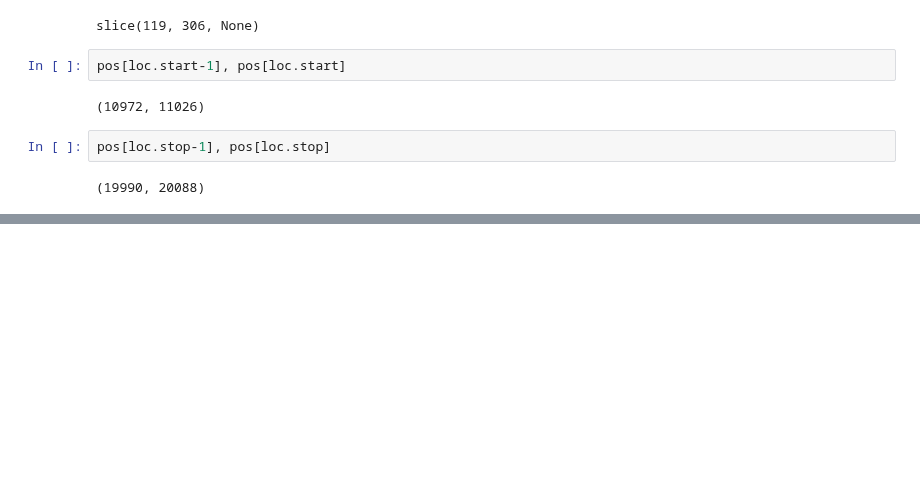
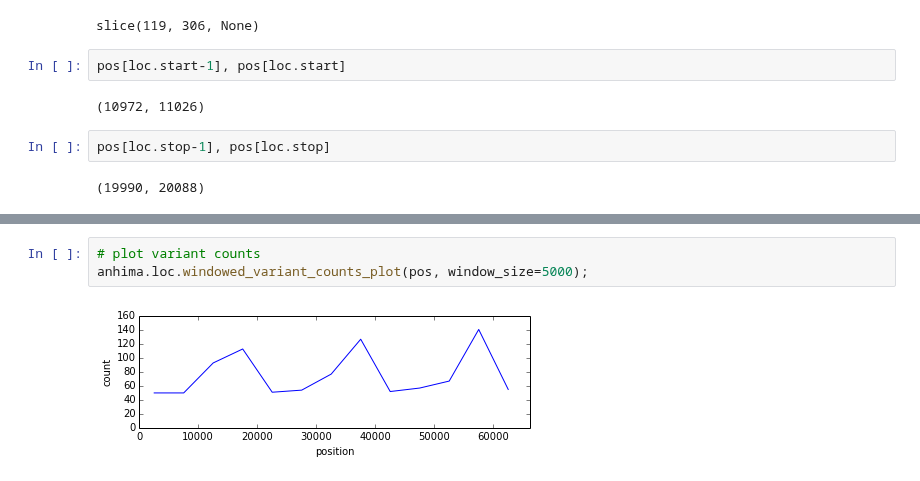
Before and after one commit to alimanfoo/anhima, a Jupyter notebook: examples/loc.ipynb, the cells around one changed output, grey strips where cells are left out. Cells and saved outputs as stored; diff of their text form; blank space fills up the shorter version.

```diff
--- a/examples/loc.ipynb
+++ b/examples/loc.ipynb
@@ -46,0 +54,5 @@ pos[loc.stop-1], pos[loc.stop]
+# %%
+# plot variant counts
+anhima.loc.windowed_variant_counts_plot(pos, window_size=5000);
+# %% [output]
+[figure, added]
```
Also changed, not shown: parts of 6 cells of this notebook, 12 other files.
